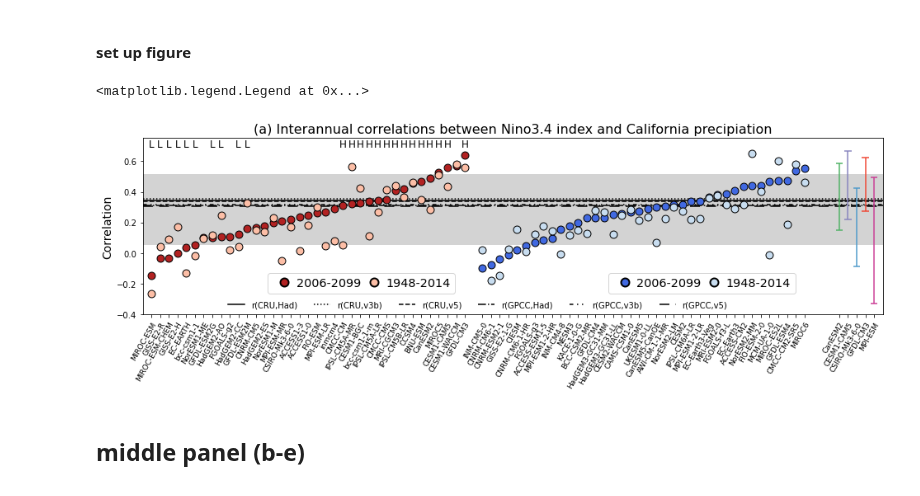
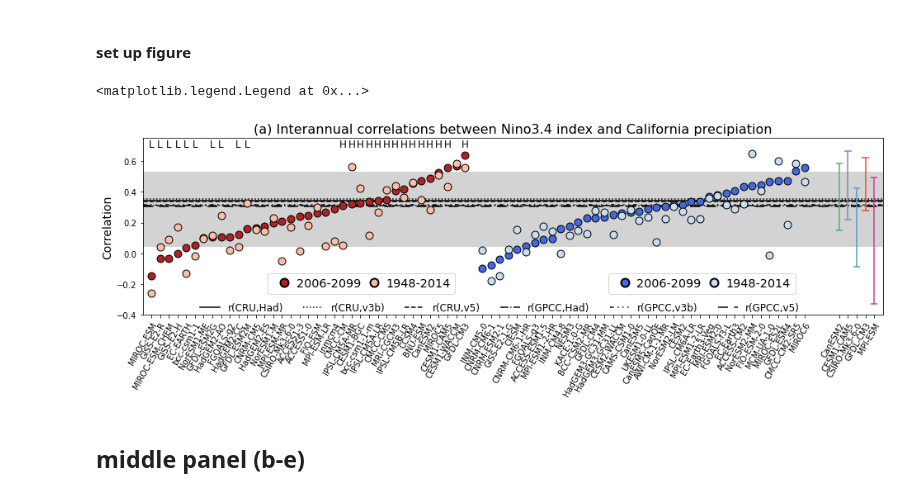
Before and after one commit to islasimpson/ecpaper2020, a Jupyter notebook: FIGURE_SCRIPTS/fig_13.ipynb, the cells around one changed output. Cells and saved outputs as stored; diff of their text form; code cells hidden in the pictures.

Commit message:
increasing the label size

```diff
--- a/FIGURE_SCRIPTS/fig_13.ipynb
+++ b/FIGURE_SCRIPTS/fig_13.ipynb
@@ -103,7 +103,7 @@ ax1.set(ylim = (-0.4,0.75), xlim=(0,85))
 ax1.set_ylabel("Correlation", fontsize=14)
 ax1.set_xticks(ticks = np.concatenate([x5, x6, xle]))
 ax1.set_xticklabels(labels = xlabels, rotation=60, ## still troubleshooting issues with alignment for angled text
-                   ha = "right", size = 7.5, fontsize=9, rotation_mode="anchor")
+                   ha = "right", size = 7.5, fontsize=10, rotation_mode="anchor")
 
 ivrange = plt.Rectangle( (0, min95obs), 85, max95obs-min95obs, color='lightgray', zorder=0)
 ax1.add_patch(ivrange)
@@ -118,35 +118,35 @@ legendparts=[Line2D([0],[0], color='w', marker='o', markerfacecolor=figutils.cmi
              Line2D([0],[0], color='w', marker='o', markerfacecolor=cmip_col_past[0], markeredgecolor='black', markersize=10, markeredgewidth=2)]
 legendlabels=["2006-2099", "1948-2014"]
 leg1 = ax1.legend(legendparts, legendlabels, bbox_to_anchor=(0.43, 0.27), ncol=2, fontsize='x-large', handletextpad=0., columnspacing=0.1)
 
 legendparts=[Line2D([0],[0], color='w', marker='o', markerfacecolor=figutils.cmip_col[1], markeredgecolor='black', markersize=10, markeredgewidth=2),
              Line2D([0],[0], color='w', marker='o', markerfacecolor=cmip_col_past[1], markeredgecolor='black', markersize=10, markeredgewidth=2)]
 legendlabels=["2006-2099", "1948-2014"]
 leg2 = ax1.legend(legendparts, legendlabels, bbox_to_anchor=(0.89, 0.27), ncol=2, fontsize='x-large', handletextpad=0., columnspacing=0.1)
 
 
 for model in al2017_h_models:
     ax1.text(x5[model_order5 == model], 0.69, "H", size = 12, ha = "center")
 for model in al2017_l_models:
     ax1.text(x5[model_order5 == model], 0.69, "L", size = 12, ha = "center")
 
 ## add LE correlation ranges
 for i, le in enumerate(figutils.le_order):
     ymin = ca_cor_le.sel(Model = le)["cor_nino34_calp"].min().values
     ymax = ca_cor_le.sel(Model = le)["cor_nino34_calp"].max().values
     ax1.errorbar(xle[i], (ymin+ymax)/2, yerr = (ymax-ymin)/2, color = figutils.le_col[i], fmt = 'none')
     ax1.hlines([ymin, ymax], xle[i]-0.4, xle[i]+0.4, color = figutils.le_col[i])
 
 ax1.hlines(obs_cor["cor"], 0, 88, linestyles = obs_linestyles, color = "k", zorder = 1) ## ADD LEGEND
-ax1.legend(obs_legend_lines, obs_cor["label"], bbox_to_anchor = (0.8, 0.12), ncol = 6, frameon = False)
+ax1.legend(obs_legend_lines, obs_cor["label"], bbox_to_anchor = (0.9, 0.12), ncol = 6, frameon = False, fontsize=12)
 
 ax1.add_artist(leg1)
 ax1.add_artist(leg2)
 
 #fig.savefig("./figure13_top.png", bbox_inches = "tight")
 # %% [output]
 <matplotlib.legend.Legend at 0x...>
-[figure, old version]
+[figure, new version]
 # %% [markdown]
 ## middle panel (b-e)
 # %% [markdown]
```
Also changed, not shown: parts of 1 cell of this notebook, 10 other files.
